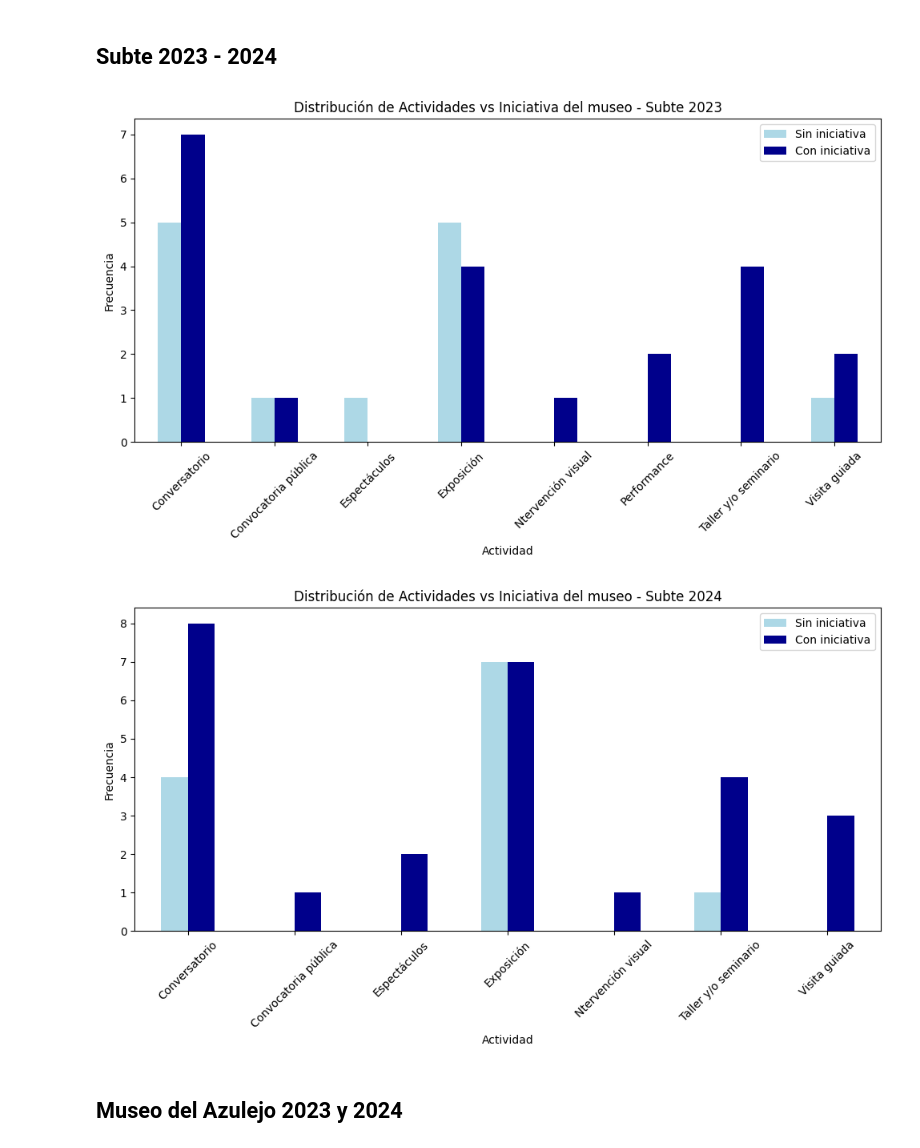
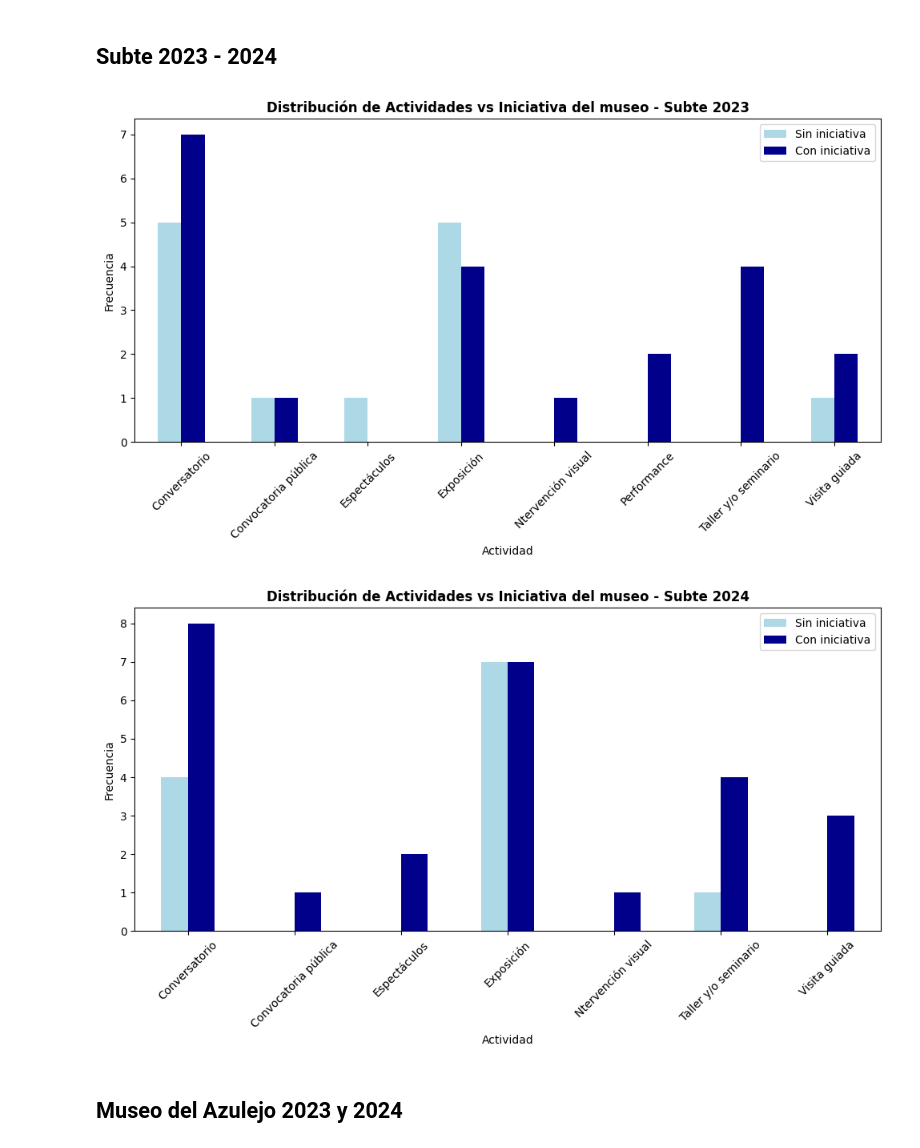
Before and after one commit to LuciaPuppo897/Data_UY, a Jupyter notebook: Trabajo_final_museos.ipynb, the cells around one changed output. Saved outputs shown, nothing was run; the diff lists cells and outputs as text; code cells hidden in the pictures.

```diff
--- a/Trabajo_final_museos.ipynb
+++ b/Trabajo_final_museos.ipynb
@@ -412,15 +415,14 @@ def contar_si_no(df, museo_nombre, año):
 
     #Grafica de comparación "Si" vs "No" para cada actividad
     ax = count_table.plot(kind='bar', stacked=False, figsize=(10, 6), color=['orange', 'darkred'])
-    plt.title(f"Distribución de Actividades vs Iniciativa del museo - {museo_nombre} {año}")
+    plt.title(f"Distribución de Actividades vs Iniciativa del museo - {museo_nombre} {año}", fontweight='bold')
     plt.xlabel("Actividad")
     plt.ylabel("Frecuencia")
     plt.xticks(rotation=45)
     plt.tight_layout()
     plt.show()
 
-
-
+# Mostrar Grafico
 contar_si_no(muhar_2024, 'MuHar', 2023)
 contar_si_no(muhar_2024, 'MuHar', 2024)
 # %% [output]
@@ -431,30 +433,30 @@ contar_si_no(muhar_2024, 'MuHar', 2024)
 # %%
 
 # Función para contar la frecuencia de 'Sí' y 'No' por actividad
 def contar_si_no(df, museo_nombre, año):
     # Contar la cantidad de "Sí" y "No" en la columna 'iniciativa_museo' por actividad
     count_table = pd.crosstab(df['Actividades'], df['iniciativa_museo'])
 
     # Renombrar las columnas para mayor claridad
     count_table.columns = ['Sin iniciativa', 'Con iniciativa']
 
     #Grafica de comparación "Si" vs "No" para cada actividad
     ax = count_table.plot(kind='bar', stacked=False, figsize=(10, 6), color=['lightblue', 'darkblue'])
-    plt.title(f"Distribución de Actividades vs Iniciativa del museo - {museo_nombre} {año}")
+    plt.title(f"Distribución de Actividades vs Iniciativa del museo - {museo_nombre} {año}", fontweight='bold')
     plt.xlabel("Actividad")
     plt.ylabel("Frecuencia")
     plt.xticks(rotation=45)
     plt.tight_layout()
-    plt.subplots_adjust(bottom=0.2, top=0.95)  # Ajustar el espacio
+    plt.subplots_adjust(bottom=0.2, top=0.95)
     plt.tight_layout()
     plt.show()
 
-# Imprimir Grafico
+# Mostrar Grafico
 contar_si_no(subte_2023, 'Subte', 2023)
 contar_si_no(subte_2024, 'Subte', 2024)
 # %% [output]
-[figure, old version]
+[figure, new version]
-[figure, old version]
+[figure, new version]
 # %% [markdown]
 ## **Museo del Azulejo 2023 y 2024**
 # %%
```
Also changed, not shown: parts of 15 cells of this notebook.
